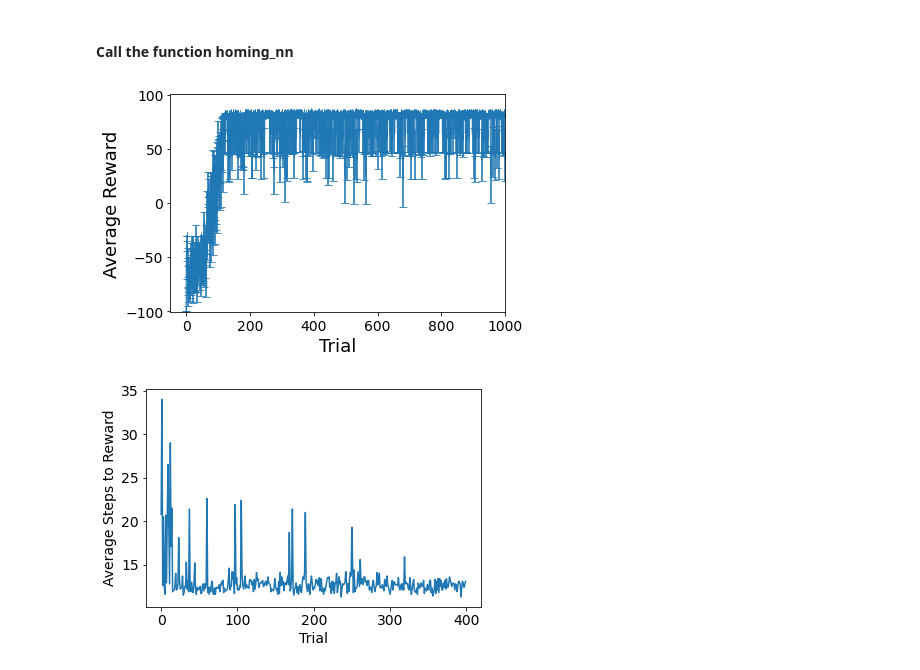
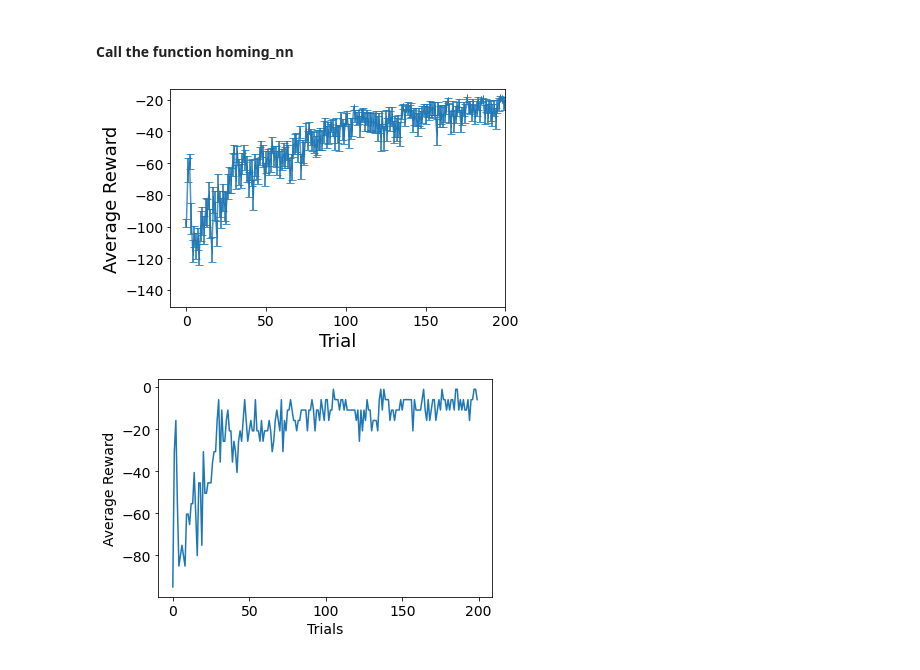
Before and after one commit to Topolewski-Kamil/robot-reinforcement-learning, a Jupyter notebook: main.ipynb, the cells around one changed output. Drawn from its saved outputs; the diff is of its cells as text; code cells hidden in the pictures.

Commit message:
base works, trying to add smoothing

```diff
--- a/main.ipynb
+++ b/main.ipynb
@@ -258,20 +264,21 @@ def homing_nn(n_trials, n_steps, learning_rate, eps, gamma):
 # %%
 
 # Parameter setup
-nRepetitions = 10;   # number of runs for the algorithm
-nTrials = 5*200;      # should be integer >0
-nSteps = 30;        # maximum number of allowed steps
+nRepetitions = 20;   # number of runs for the algorithm
+nTrials = 200;      # should be integer >0
+nSteps = 50;        # maximum number of allowed steps
 learningRate = 0.3; # should be real, Greater than 0
 epsilon = 0.1;     # should be real, Greater or Equal to 0; epsion=0 Greedy, otherwise epsilon-Greedy
-gamma = 0.9;        # should be real, positive, smaller than 1
+gamma = 1;        # should be real, positive, smaller than 1
 
 learning_curves = np.zeros((nRepetitions, nTrials))
 
 totalRewards = np.zeros((nRepetitions, nTrials))
+totalSmoothRewards = np.zeros((nRepetitions, nTrials))
 
 # TODO: average number of steps to finish the task per trial for nRepetitions
 for i in range(nRepetitions):
-    learning_curves[i], totalRewards[i,:] = homing_nn(nTrials, nSteps, learningRate, epsilon, gamma)
+    learning_curves[i], totalRewards[i,:], totalSmoothRewards[i,:] = homing_nn(nTrials, nSteps, learningRate, epsilon, gamma)
 # %%
 # Plot the average reward as a function of the number of trials --> the average has to be performed over the episodes
 means = np.mean(totalRewards, axis = 0)
@@ -281,19 +288,16 @@ fontSize = 18
 plt.errorbar(np.arange(nTrials), means, errors, 0, elinewidth = 2, capsize = 4, alpha =0.8)
 plt.xlabel('Trial',fontsize = fontSize)
 plt.ylabel('Average Reward',fontsize = fontSize)
-plt.axis((-(nTrials/20.0),nTrials,-100.5,100.5))
+plt.axis((-(nTrials/20.0),nTrials,-150.5,-13.5))
 plt.tick_params(axis = 'both', which='major', labelsize = 14)
 plt.show()
 # %% [output]
-[figure, old version]
+[figure, new version]
 # %%
-import matplotlib.pyplot as plt
-
-plt.rcParams.update({'font.size': 14})
-
-plt.plot(learning_curves.mean(axis=0))
-plt.xlabel('Trial')
-plt.ylabel('Average Steps to Reward')
+# Plot the rewards averaged over the repeats
+plt.plot(np.arange(nTrials), totalSmoothRewards.mean(axis=0))
+plt.xlabel('Trials')
+plt.ylabel('Average Reward')
 plt.show()
 # %% [output]
-[figure, old version]
+[figure, new version]
```
Also changed, not shown: parts of 1 cell of this notebook.
